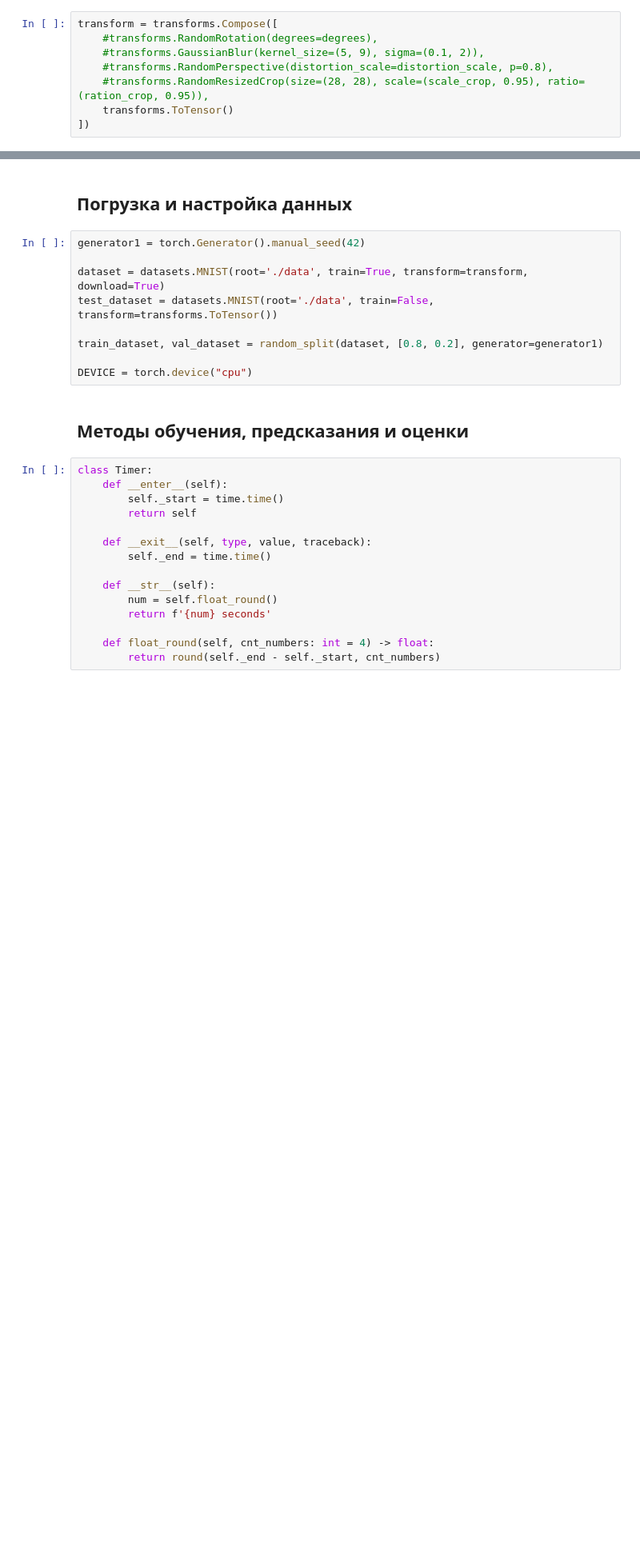
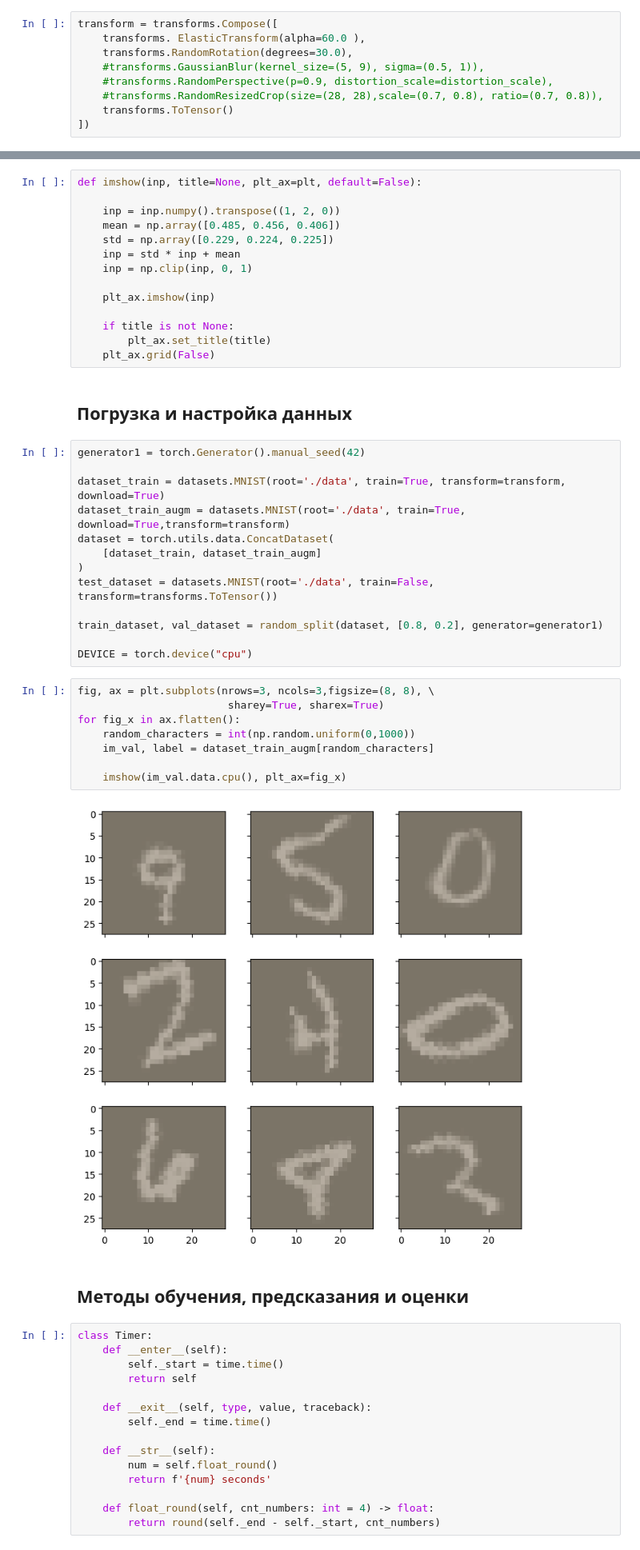
Before and after one commit to LISA-ITMO/CNN_MNIST, a Jupyter notebook: MNIST.ipynb, the cells around one changed output, grey strips where cells are left out. Shown at 80% size. Drawn from its saved outputs; the diff is of its cells as text; blank space fills up the shorter version.

```diff
--- a/MNIST.ipynb
+++ b/MNIST.ipynb
@@ -40,9 +44,10 @@ env: MLFLOW_TRACKING_URI=sqlite:///mlruns.db
 # %%
 transform = transforms.Compose([
-    #transforms.RandomRotation(degrees=degrees),
-    #transforms.GaussianBlur(kernel_size=(5, 9), sigma=(0.1, 2)),
-    #transforms.RandomPerspective(distortion_scale=distortion_scale, p=0.8),
-    #transforms.RandomResizedCrop(size=(28, 28), scale=(scale_crop, 0.95), ratio=(ration_crop, 0.95)),
+    transforms. ElasticTransform(alpha=60.0 ),
+    transforms.RandomRotation(degrees=30.0),
+    #transforms.GaussianBlur(kernel_size=(5, 9), sigma=(0.5, 1)),
+    #transforms.RandomPerspective(p=0.9, distortion_scale=distortion_scale),
+    #transforms.RandomResizedCrop(size=(28, 28),scale=(0.7, 0.8), ratio=(0.7, 0.8)),
     transforms.ToTensor()
 ])
 # %%
@@ -53,17 +58,45 @@ def get_transform():
         return transforms.Compose([transforms.ToTensor()])
     else:
         return transform
+# %%
+def imshow(inp, title=None, plt_ax=plt, default=False):
+
+    inp = inp.numpy().transpose((1, 2, 0))
+    mean = np.array([0.485, 0.456, 0.406])
+    std = np.array([0.229, 0.224, 0.225])
+    inp = std * inp + mean
+    inp = np.clip(inp, 0, 1)
+
+    plt_ax.imshow(inp)
+
+    if title is not None:
+        plt_ax.set_title(title)
+    plt_ax.grid(False)
 # %% [markdown]
 ## Погрузка и настройка данных
 # %%
 generator1 = torch.Generator().manual_seed(42)
 
-dataset = datasets.MNIST(root='./data', train=True, transform=transform, download=True)
+dataset_train = datasets.MNIST(root='./data', train=True, transform=transform, download=True)
+dataset_train_augm = datasets.MNIST(root='./data', train=True, download=True,transform=transform)
+dataset = torch.utils.data.ConcatDataset(
+    [dataset_train, dataset_train_augm]
+)
 test_dataset = datasets.MNIST(root='./data', train=False, transform=transforms.ToTensor())
 
 train_dataset, val_dataset = random_split(dataset, [0.8, 0.2], generator=generator1)
 
 DEVICE = torch.device("cpu")
+# %%
+fig, ax = plt.subplots(nrows=3, ncols=3,figsize=(8, 8), \
+                        sharey=True, sharex=True)
+for fig_x in ax.flatten():
+    random_characters = int(np.random.uniform(0,1000))
+    im_val, label = dataset_train_augm[random_characters]
+
+    imshow(im_val.data.cpu(), plt_ax=fig_x)
+# %% [output]
+[figure, added]
 # %% [markdown]
 ## Методы обучения, предсказания и оценки
 # %%
```
Also changed, not shown: parts of 13 cells of this notebook.
